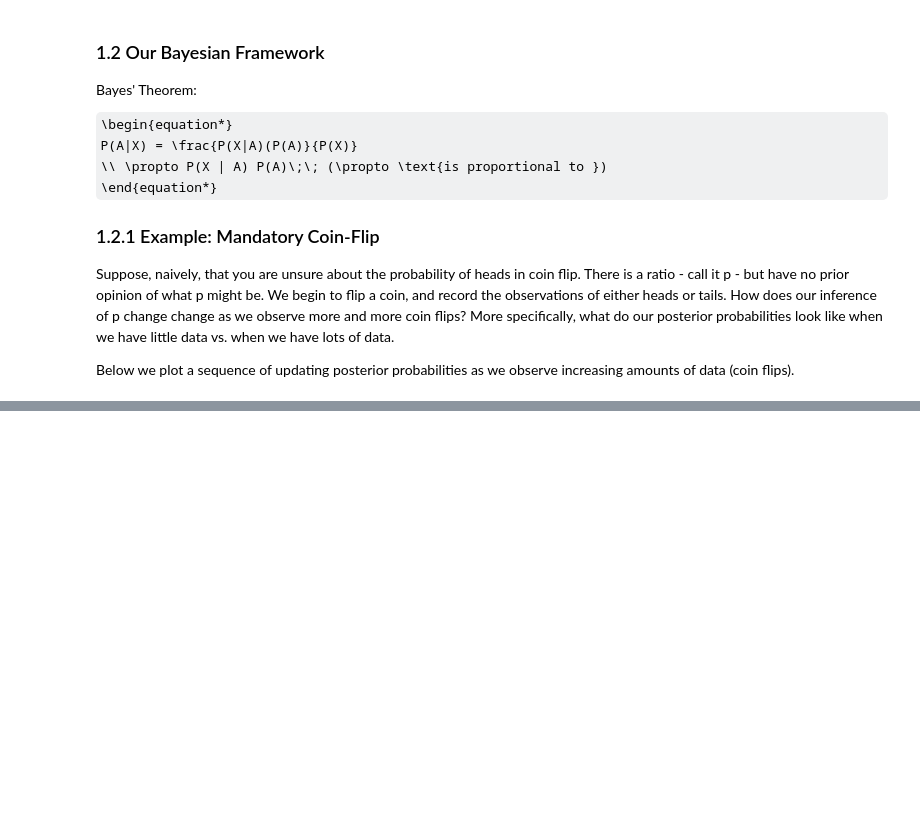
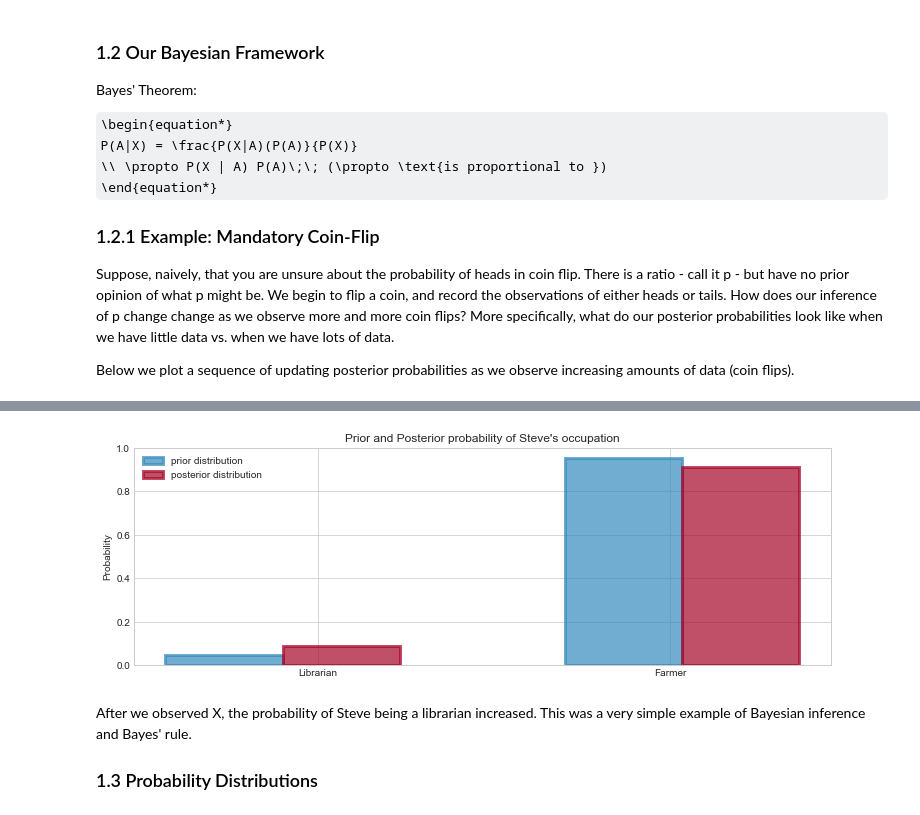
Before and after one commit to ditdili/An_Intro_To_Statistical_Learning, a Jupyter notebook: notebooks/BayesianMethodsforHackers/notebooks/Chapter-1-The_Philosophy_of_Bayesian_Inference-Notes.ipynb, the cells around one changed output, grey strips where cells are left out. Cells and saved outputs as stored; diff of their text form; code cells hidden in the pictures; some formulas as TeX source; blank space fills up the shorter version.

```diff
--- a/notebooks/BayesianMethodsforHackers/notebooks/Chapter-1-The_Philosophy_of_Bayesian_Inference-Notes.ipynb
+++ b/notebooks/BayesianMethodsforHackers/notebooks/Chapter-1-The_Philosophy_of_Bayesian_Inference-Notes.ipynb
@@ -91,0 +118,26 @@ plt.tight_layout()
+# %%
+figsize(12.5, 4)
+
+colors = ["#348ABD", "#A60628"]
+prior = [1/21., 20/21.]
+posterior = [0.087, 1 - 0.087]
+
+plt.bar([0, 0.85], prior, alpha=0.7, width=0.25,
+        color = colors[0], label='prior distribution',
+        lw='3', edgecolor=colors[0])
+
+plt.bar([0 + 0.25, 0.85 + 0.25], posterior, alpha=0.7,
+        width=0.25, color=colors[1],
+        label="posterior distribution",
+        lw="3", edgecolor=colors[1])
+
+plt.xticks([0.20, .95], ['Librarian', 'Farmer'])
+plt.title("Prior and Posterior probability of Steve's occupation")
+plt.ylabel("Probability")
+plt.legend(loc="upper left");
+# %% [output]
+[figure, added]
+# %% [markdown]
+After we observed X, the probability of Steve being a librarian increased. This was a very simple example of Bayesian inference and Bayes' rule.
+
+### 1.3 Probability Distributions
```
Also changed, not shown: parts of 2 cells of this notebook.
